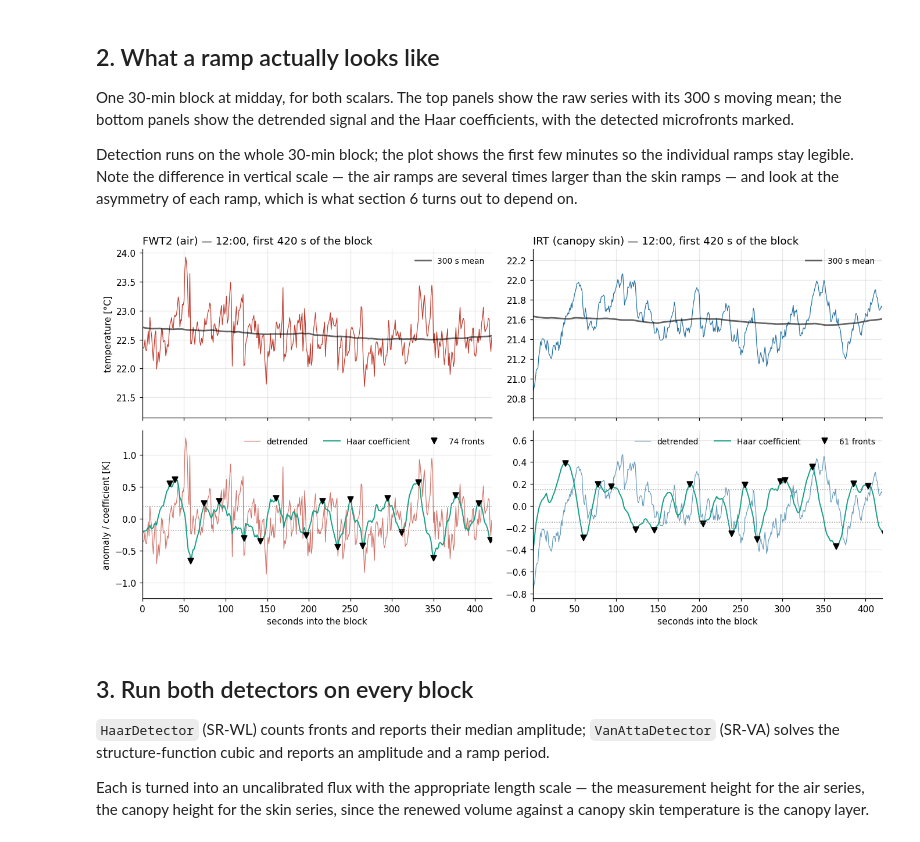
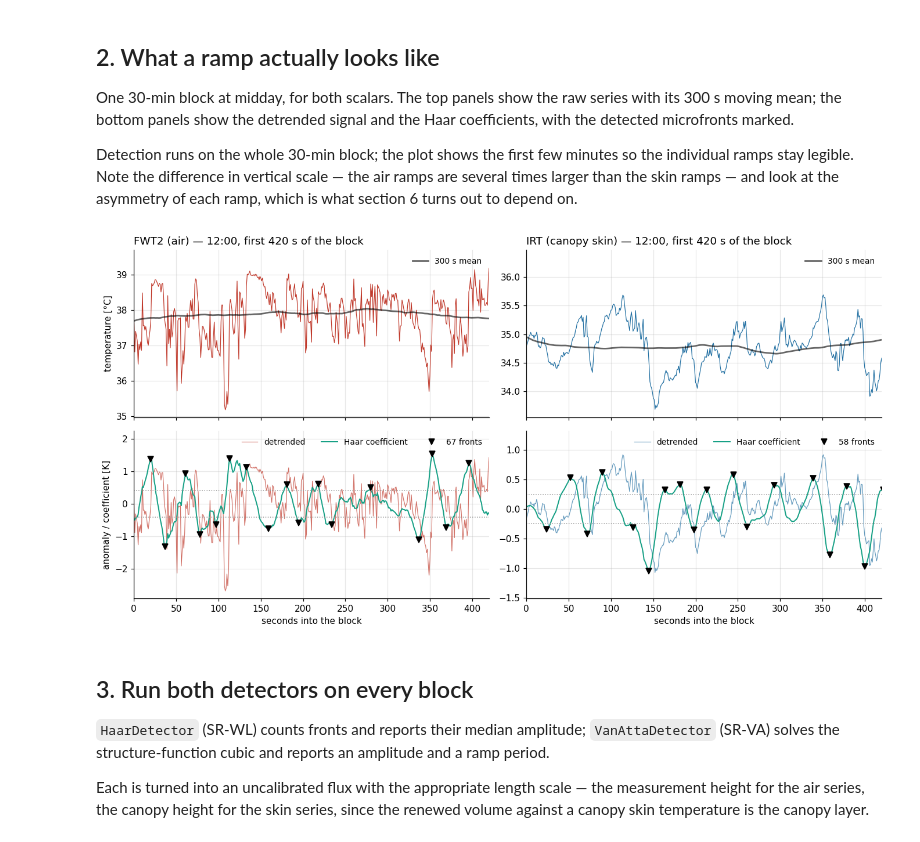
Before and after one commit to nbambach-blip/srflux, a Jupyter notebook: examples/wes_one_day.ipynb, the cells around one changed output. Saved outputs shown, nothing was run; the diff lists cells and outputs as text; code cells hidden in the pictures.

```diff
--- a/examples/wes_one_day.ipynb
+++ b/examples/wes_one_day.ipynb
@@ -68,8 +75,8 @@ BLOCK_S = 1800.0    # 30-min averaging period
 Z_AIR = 7.5         # m, sonic/fine-wire measurement height
 Z_CANOPY = 3.5      # m, canopy height -- the right length scale for a SKIN temperature
 
-hi = pd.read_csv("data/wes_2026-05-17_1hz.csv.gz", parse_dates=["TIMESTAMP"])
-fx = pd.read_csv("data/wes_2026-05-17_flux30.csv", parse_dates=["TIMESTAMP"])
+hi = pd.read_csv("data/wes_2023-07-06_1hz.csv.gz", parse_dates=["TIMESTAMP"])
+fx = pd.read_csv("data/wes_2023-07-06_flux30.csv", parse_dates=["TIMESTAMP"])
 hi = hi.set_index("TIMESTAMP")
 fx = fx.set_index("TIMESTAMP")
 
@@ -144,7 +151,7 @@ is what section 6 turns out to depend on.
 # %%
 from srflux.preprocess import moving_average
 
-t0 = pd.Timestamp("2026-05-17 12:00:00")
+t0 = pd.Timestamp("2023-07-06 12:00:00")
 ZOOM_S = 420          # plot this many seconds so individual ramps stay legible
 seg = hi.loc[t0:t0 + pd.Timedelta(seconds=BLOCK_S - 1)]
 det = HaarDetector(fs=FS)
@@ -152,34 +159,34 @@ det = HaarDetector(fs=FS)
 fig, axes = plt.subplots(2, 2, figsize=(12.5, 6.4), sharex=True)
 for j, (col, clr, lab) in enumerate([("FWT2", "#c0392b", "FWT2 (air)"),
                                      ("IRT", "#2471a3", "IRT (canopy skin)")]):
     v = prepare_block(seg[col].to_numpy(), fs=FS).values
     t = np.arange(len(v))
     coef = det.coefficients(v)
     res = det.detect(v)
     idx = res.extra["front_index"]
 
     axes[0, j].plot(t, v, lw=0.8, color=clr)
     axes[0, j].plot(t, moving_average(v, 300, FS), lw=1.8, color="k", alpha=0.6,
                     label="300 s mean")
     axes[0, j].set_title(f"{lab} — {t0:%H:%M}, first {ZOOM_S} s of the block", loc="left")
     axes[0, j].legend(frameon=False, fontsize=9)
 
     axes[1, j].plot(t, v - moving_average(v, 300, FS), lw=0.8, color=clr, alpha=0.7,
                     label="detrended")
     axes[1, j].plot(t, coef, lw=1.3, color="#16a085", label="Haar coefficient")
     axes[1, j].plot(idx, coef[idx], "v", ms=6, color="#000000",
                     label=f"{res.count} fronts")
     axes[1, j].axhline(res.extra["threshold"], color="#999", ls=":", lw=1)
     axes[1, j].axhline(-res.extra["threshold"], color="#999", ls=":", lw=1)
     axes[1, j].set_xlabel("seconds into the block")
     axes[1, j].set_xlim(0, ZOOM_S)          # detection uses the whole block; we plot a window
     axes[1, j].legend(frameon=False, fontsize=9, ncol=3)
 
 axes[0, 0].set_ylabel("temperature [°C]")
 axes[1, 0].set_ylabel("anomaly / coefficient [K]")
 plt.tight_layout()
 # %% [output]
-[figure, old version]
+[figure, new version]
 # %% [markdown]
 ## 3. Run both detectors on every block
 
```
Also changed, not shown: parts of 20 cells of this notebook, 9 other files.
